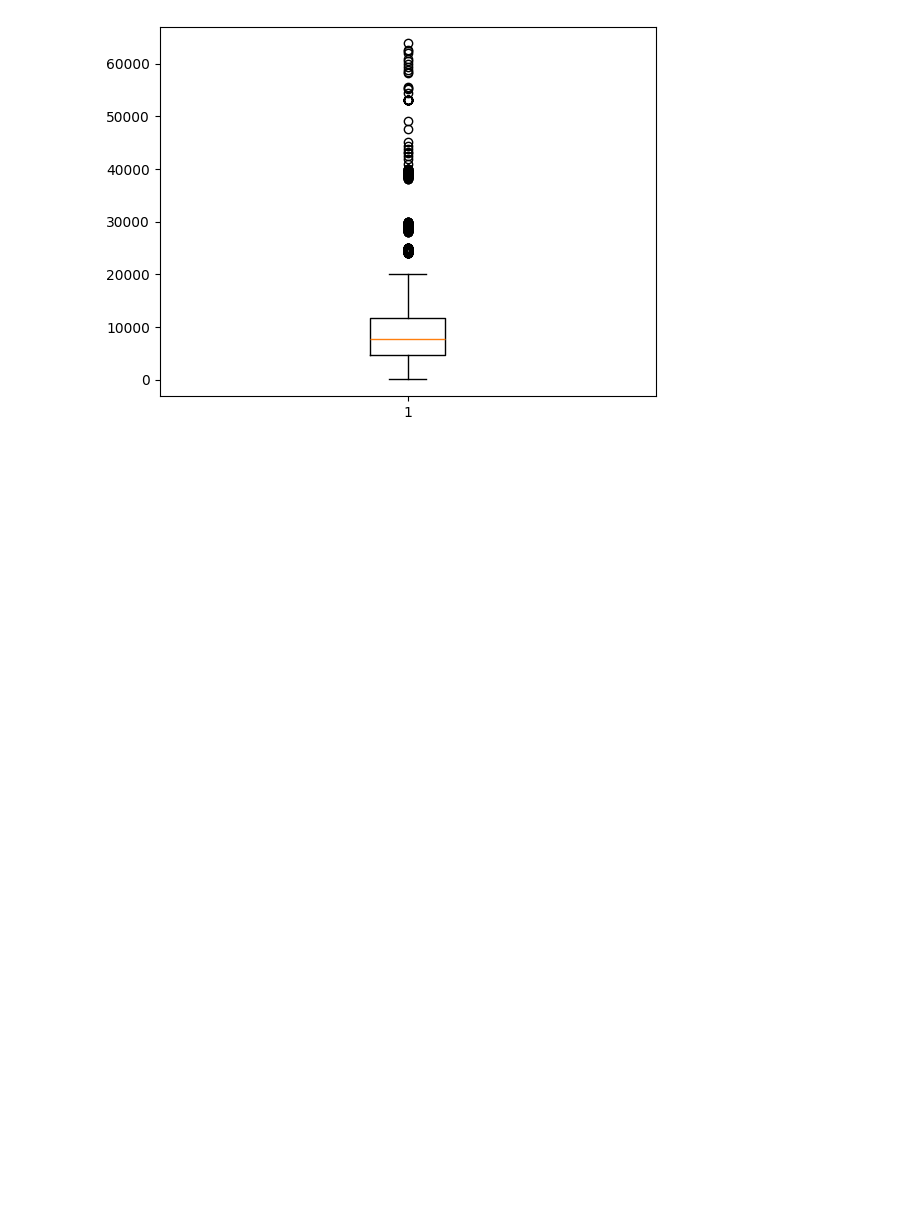
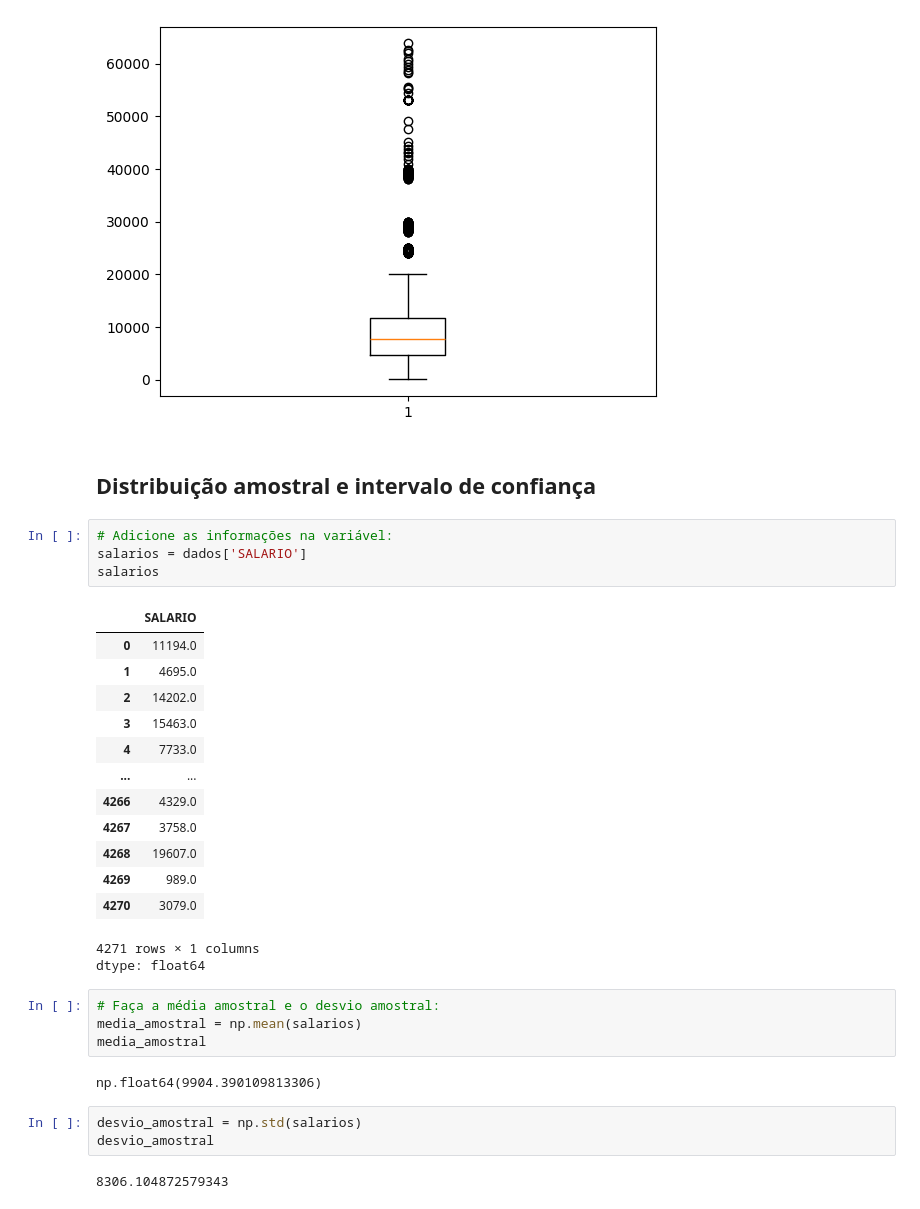
Before and after one commit to Eliane-orlandin/PrograMaria, a Jupyter notebook: analise_dados_colab.ipynb, the cells around one changed output. Saved outputs shown, nothing was run; the diff lists cells and outputs as text; blank space fills up the shorter version.

```diff
--- a/analise_dados_colab.ipynb
+++ b/analise_dados_colab.ipynb
@@ -773,3 +773,35 @@ plt.boxplot(dados['SALARIO'])
  'fliers': [<matplotlib.lines.Line2D at 0x...>],
  'means': []}
 [figure]
+# %% [markdown]
+## Distribuição amostral e intervalo de confiança
+# %%
+# Adicione as informações na variável:
+salarios = dados['SALARIO']
+salarios
+# %% [output]
+|  | SALARIO |
+| 0 | 11194.0 |
+| 1 | 4695.0 |
+| 2 | 14202.0 |
+| 3 | 15463.0 |
+| 4 | 7733.0 |
+| ... | ... |
+| 4266 | 4329.0 |
+| 4267 | 3758.0 |
+| 4268 | 19607.0 |
+| 4269 | 989.0 |
+| 4270 | 3079.0 |
+4271 rows × 1 columns
+dtype: float64
+# %%
+# Faça a média amostral e o desvio amostral:
+media_amostral = np.mean(salarios)
+media_amostral
+# %% [output]
+np.float64(9904.390109813306)
+# %%
+desvio_amostral = np.std(salarios)
+desvio_amostral
+# %% [output]
+8306.104872579343
```
Also changed, not shown: parts of 18 cells of this notebook.
